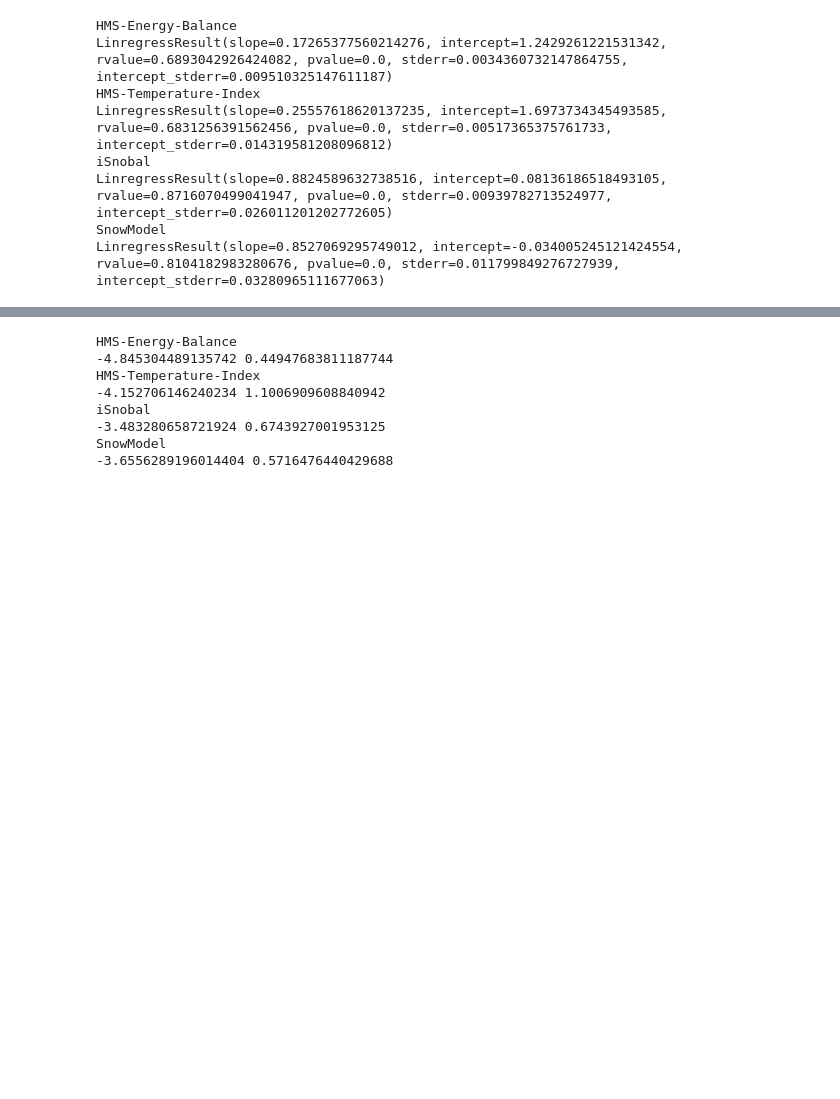
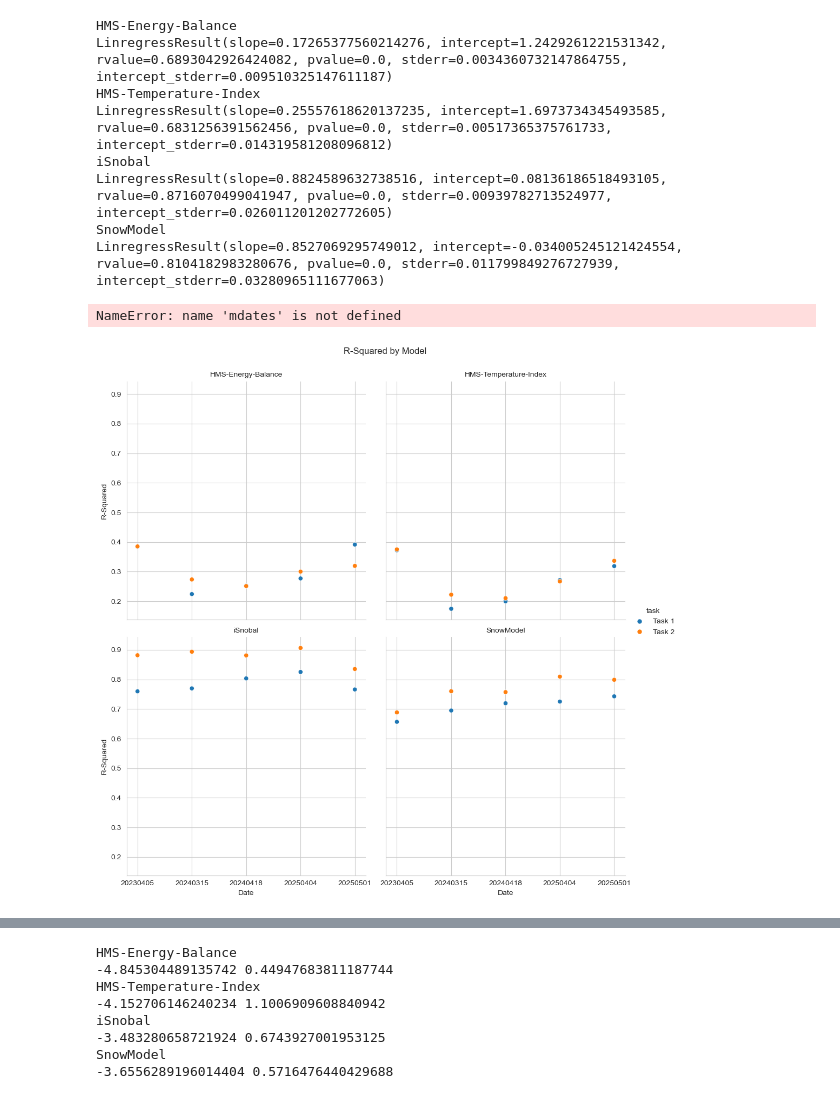
Before and after one commit to naniciafone/SIRO, a Jupyter notebook: notebooks/analysis.ipynb, the cells around one changed output, grey strips where cells are left out. Cells and saved outputs as stored; diff of their text form; code cells hidden in the pictures; blank space fills up the shorter version.

Commit message:
updated with task 2, added r squared plot

```diff
--- a/notebooks/analysis.ipynb
+++ b/notebooks/analysis.ipynb
@@ -58,6 +60,14 @@ def process_all_dates(parent_dir, task_number):
     for dir in date_dirs:
             date_str = os.path.basename(dir)
             modeled_data[date_str] = {}
+
+            raster = glob.glob(os.path.join(dir, 'modeled/SNODAS', "*basin_clip.tif"))
+            if raster:
+                modeled_data[date_str]['SNODAS-basin'] = raster[0]
+
+            raster = glob.glob(os.path.join(dir, 'modeled/SNODAS', '*MCS_clip.tif'))
+            if raster:
+                modeled_data[date_str]['SNODAS-MCS'] = raster[0]
 
             if task_number == 1:
                 output_dir = os.path.join(dir, "outputs/task1/rasters")
@@ -165,0 +222,36 @@ LinregressResult(slope=0.8527069295749012, intercept=-0.034005245121424554, rval
+# %%
+
+# --- Plotting ---
+# 2. Use seaborn's relplot to create the faceted line plots
+#    - col='model': Creates a separate subplot for each unique model.
+#    - hue='task':  Colors the lines based on the 'task' column.
+#    - kind='line': Specifies that we want a line plot.
+#    - col_wrap=2:  Wraps the subplots into rows after every 2 plots.
+g = sns.relplot(
+    data=df,
+    x='date',
+    y='r-squared',
+    hue='task',
+    col='model',
+    #kind='line',
+    marker='o', # Add markers to each data point
+    col_wrap=2  # Arrange plots in a 2-column grid
+)
+
+# --- Customization & Formatting ---
+# 3. Improve the plot's titles and labels
+g.fig.suptitle('R-Squared by Model', y=1.03) # Add a main title
+g.set_axis_labels("Date", "R-Squared")
+g.set_titles("{col_name}")
+
+# 4. Format the date axis for better readability
+for ax in g.axes.flat:
+    ax.xaxis.set_major_locator(mdates.AutoDateLocator()) # Auto-find best date ticks
+    ax.tick_params(axis='x', rotation=45) # Rotate date labels
+
+# 5. Ensure the layout is clean and display the plot
+plt.tight_layout()
+plt.show()
+# %% [output]
+NameError: name 'mdates' is not defined
+[figure, added]
```
Also changed, not shown: parts of 8 cells of this notebook.
